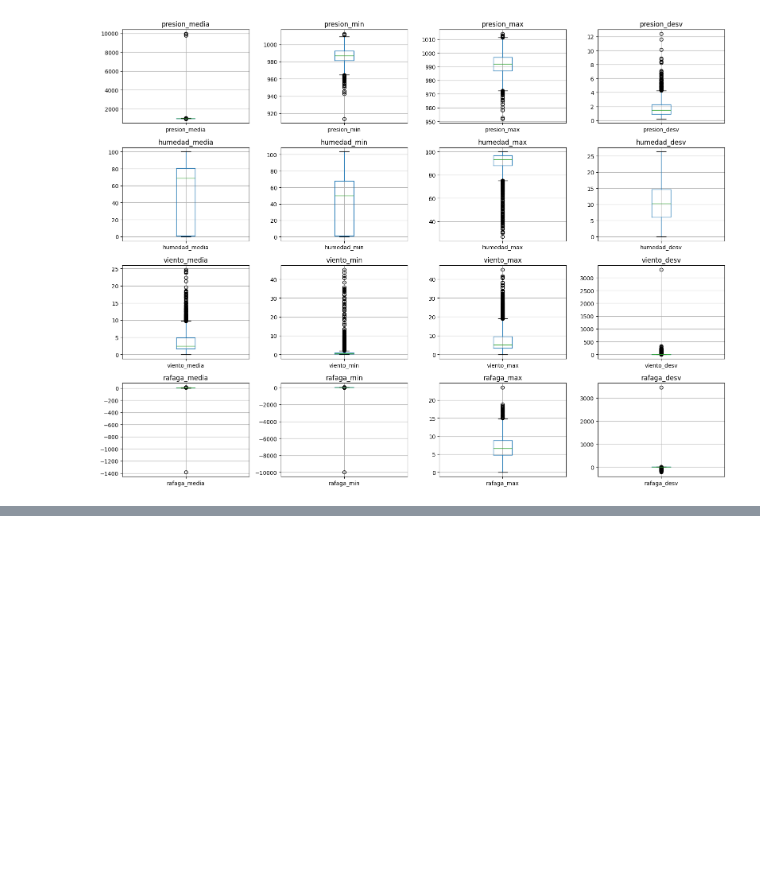
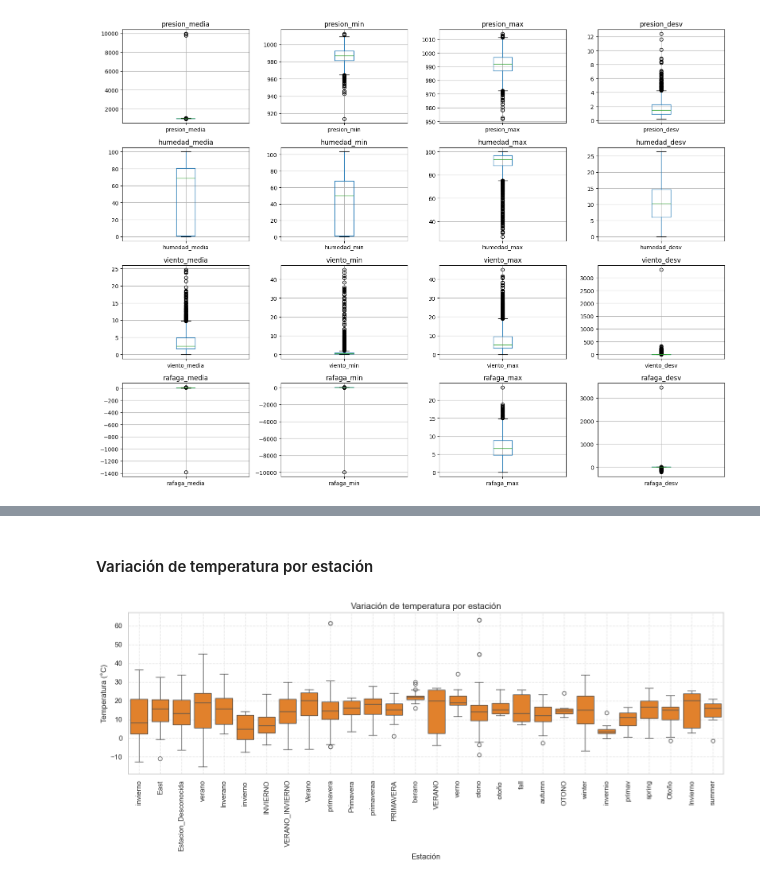
Before and after one commit to cmolina12/Laboratorio-1, a Jupyter notebook: regresion.ipynb, the cells around one changed output, grey strips where cells are left out. Cells and saved outputs as stored; diff of their text form; code cells hidden in the pictures; blank space fills up the shorter version.

```diff
--- a/regresion.ipynb
+++ b/regresion.ipynb
@@ -968,0 +462,20 @@ En este notebook aprendiste a cargar y manipular un conjunto de datos utilizando
+# %% [markdown]
+#### Variación de temperatura por estación
+# %%
+plt.figure(figsize=(14, 6))
+
+sns.boxplot(
+    x=data['estacion_anio'],
+    y=data['temp_max_manana'],
+    color='#ff7f0e'
+)
+
+plt.title('Variación de temperatura por estación', fontsize=14)
+plt.xlabel('Estación')
+plt.ylabel('Temperatura (°C)')
+plt.xticks(rotation=90)
+plt.grid(True, linestyle='--', alpha=0.5)
+plt.tight_layout()
+plt.show()
+# %% [output]
+[figure, added]
```
Also changed, not shown: parts of 98 cells of this notebook, 1 other file.
